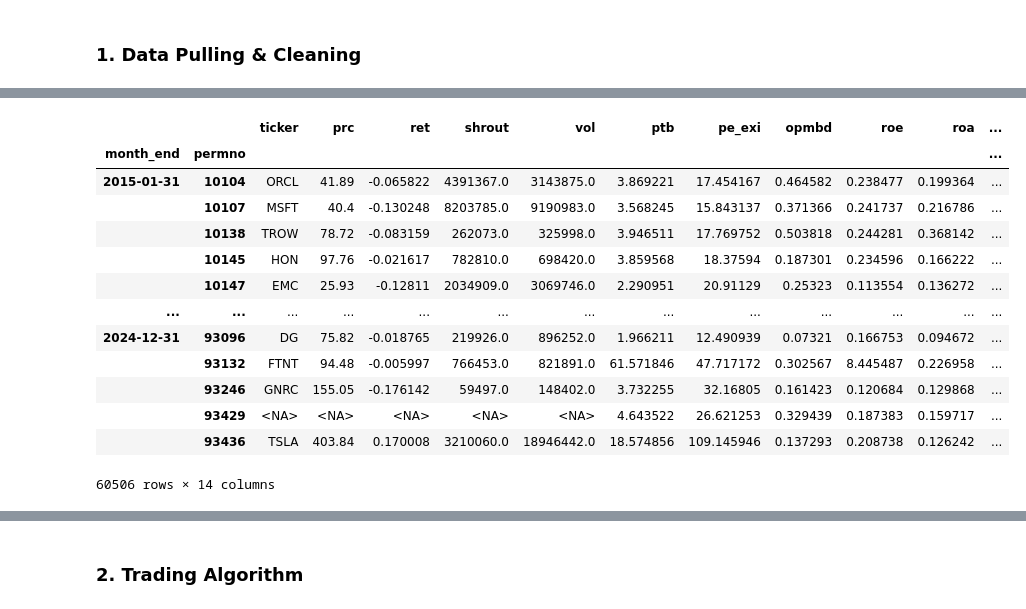
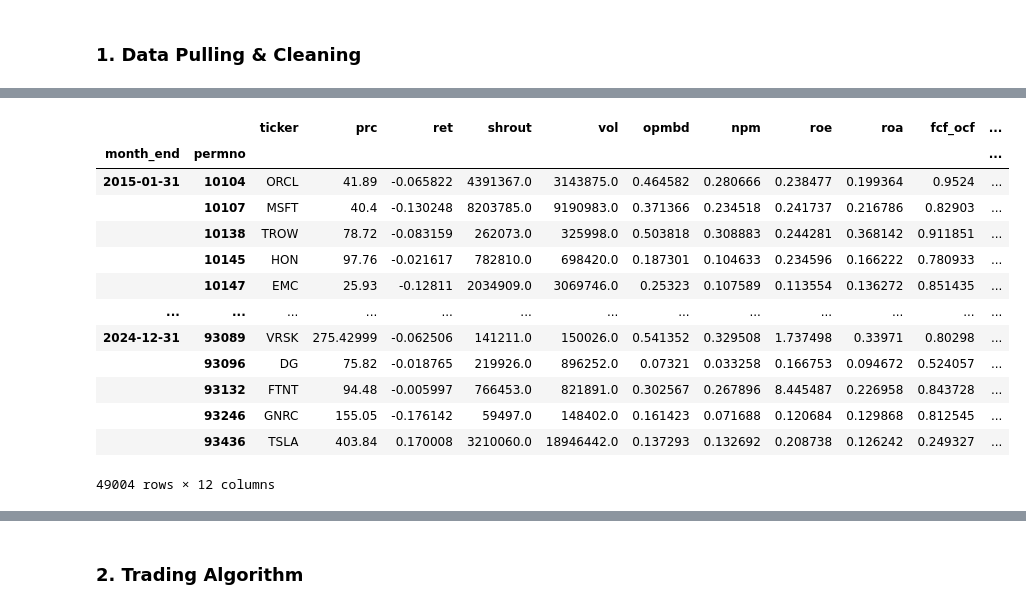
Before and after one commit to MatthewSmithseree/long-short-quantamental-equities, a Jupyter notebook: strategy.ipynb, the cells around one changed output, grey strips where cells are left out. Cells and saved outputs as stored; diff of their text form; code cells hidden in the pictures.

```diff
--- a/strategy.ipynb
+++ b/strategy.ipynb
@@ -71,7 +69,7 @@ from scipy import stats
 # %%
 # Time
 START = "2015-01-01"
-END   = "2025-12-31"
+END   = "2024-12-31"
 
 # Rebalance: month-end
 REBAL = "M"
@@ -126,9 +124,12 @@ prices = pull("prices", f"""
 # Dedupe boundary-date duplicates from msenames join (keep most recent ticker)
 prices = prices.drop_duplicates(subset=['permno', 'date'], keep='last')
 
+ratio_list = ['peg_trailing', 'opmbd', 'npm', 'roe', 'roa', 'fcf_ocf']
+ratio_cols = ', '.join(ratio_list)
+
 # --- 3. Financial ratios ---
 ratios = pull("ratios", f"""
-    SELECT permno, public_date, ptb, pe_exi, opmbd, roe, roa, fcf_ocf
+    SELECT permno, public_date, {ratio_cols}
     FROM wrdsapps.firm_ratio
     WHERE permno IN {permnos}
       AND public_date BETWEEN '{START}' AND '{END}'
@@ -141,4 +142,3 @@ print(f"prices rows: {len(prices):>8,}   range: {prices.date.min().date()} -> {p
 print(f"ratios rows: {len(ratios):>8,}   unique permnos: {ratios.permno.nunique():,}")
 print(f"prices dup (permno, date): {prices.duplicated(['permno', 'date']).sum()}")
 print(f"ratios dup (permno, public_date): {ratios.duplicated(['permno', 'public_date']).sum()}")
-print("\nratios sample:"); print(ratios.head(3))
@@ -160,7 +165,7 @@ panel = (
     spine
     .merge(prices[['permno', 'ticker', 'ym', 'prc', 'ret', 'shrout', 'vol']],
            on=['permno', 'ym'], how='left')
-    .merge(ratios[['permno', 'ym', 'ptb', 'pe_exi', 'opmbd', 'roe', 'roa', 'fcf_ocf']],
+    .merge(ratios[['permno', 'ym'] + ratio_list],
            on=['permno', 'ym'], how='left')
     .drop(columns='ym')
     .sort_values(['permno', 'month_end'])
@@ -175,8 +180,4 @@ print(f"panel shape: {panel.shape}")
 print(f"unique permnos: {panel.permno.nunique()}")
 print(f"date range: {panel.month_end.min().date()} -> {panel.month_end.max().date()}")
 print(f"duplicate (permno, month_end): {panel.duplicated(['permno', 'month_end']).sum()}")
-print(f"% with price:    {panel['prc'].notna().mean():.1%}")
-print(f"% with ptb:      {panel['ptb'].notna().mean():.1%}")
-print(f"% with roe:      {panel['roe'].notna().mean():.1%}")
-print(f"% with fcf_ocf:  {panel['fcf_ocf'].notna().mean():.1%}")
 # %% [output]
@@ -226,22 +185,23 @@ month_end
 # %%
 panel['month_end'] = pd.to_datetime(panel['month_end'])
 panel.set_index(['month_end', 'permno'], inplace=True)
 panel.sort_index(inplace=True)
-# panel = panel.dropna()
-panel.to_csv('big-database.csv')
+panel = panel.dropna()
+# panel = panel.dropna(how='all')
+panel.to_csv('stock-panel-data.csv')
 panel
 # %% [output]
-|  |  | ticker | prc | ret | shrout | vol | ptb | pe_exi | opmbd | roe | roa | ... |
+|  |  | ticker | prc | ret | shrout | vol | opmbd | npm | roe | roa | fcf_ocf | ... |
 | month_end | permno |  |  |  |  |  |  |  |  |  |  | ... |
-| 2015-01-31 | 10104 | ORCL | 41.89 | -0.065822 | 4391367.0 | 3143875.0 | 3.869221 | 17.454167 | 0.464582 | 0.238477 | 0.199364 | ... |
-|  | 10107 | MSFT | 40.4 | -0.130248 | 8203785.0 | 9190983.0 | 3.568245 | 15.843137 | 0.371366 | 0.241737 | 0.216786 | ... |
-|  | 10138 | TROW | 78.72 | -0.083159 | 262073.0 | 325998.0 | 3.946511 | 17.769752 | 0.503818 | 0.244281 | 0.368142 | ... |
-|  | 10145 | HON | 97.76 | -0.021617 | 782810.0 | 698420.0 | 3.859568 | 18.37594 | 0.187301 | 0.234596 | 0.166222 | ... |
-|  | 10147 | EMC | 25.93 | -0.12811 | 2034909.0 | 3069746.0 | 2.290951 | 20.91129 | 0.25323 | 0.113554 | 0.136272 | ... |
+| 2015-01-31 | 10104 | ORCL | 41.89 | -0.065822 | 4391367.0 | 3143875.0 | 0.464582 | 0.280666 | 0.238477 | 0.199364 | 0.9524 | ... |
+|  | 10107 | MSFT | 40.4 | -0.130248 | 8203785.0 | 9190983.0 | 0.371366 | 0.234518 | 0.241737 | 0.216786 | 0.82903 | ... |
+|  | 10138 | TROW | 78.72 | -0.083159 | 262073.0 | 325998.0 | 0.503818 | 0.308883 | 0.244281 | 0.368142 | 0.911851 | ... |
+|  | 10145 | HON | 97.76 | -0.021617 | 782810.0 | 698420.0 | 0.187301 | 0.104633 | 0.234596 | 0.166222 | 0.780933 | ... |
+|  | 10147 | EMC | 25.93 | -0.12811 | 2034909.0 | 3069746.0 | 0.25323 | 0.107589 | 0.113554 | 0.136272 | 0.851435 | ... |
 | ... | ... | ... | ... | ... | ... | ... | ... | ... | ... | ... | ... | ... |
-| 2024-12-31 | 93096 | DG | 75.82 | -0.018765 | 219926.0 | 896252.0 | 1.966211 | 12.490939 | 0.07321 | 0.166753 | 0.094672 | ... |
-|  | 93132 | FTNT | 94.48 | -0.005997 | 766453.0 | 821891.0 | 61.571846 | 47.717172 | 0.302567 | 8.445487 | 0.226958 | ... |
-|  | 93246 | GNRC | 155.05 | -0.176142 | 59497.0 | 148402.0 | 3.732255 | 32.16805 | 0.161423 | 0.120684 | 0.129868 | ... |
-|  | 93429 | <NA> | <NA> | <NA> | <NA> | <NA> | 4.643522 | 26.621253 | 0.329439 | 0.187383 | 0.159717 | ... |
-|  | 93436 | TSLA | 403.84 | 0.170008 | 3210060.0 | 18946442.0 | 18.574856 | 109.145946 | 0.137293 | 0.208738 | 0.126242 | ... |
+| 2024-12-31 | 93089 | VRSK | 275.42999 | -0.062506 | 141211.0 | 150026.0 | 0.541352 | 0.329508 | 1.737498 | 0.33971 | 0.80298 | ... |
+|  | 93096 | DG | 75.82 | -0.018765 | 219926.0 | 896252.0 | 0.07321 | 0.033258 | 0.166753 | 0.094672 | 0.524057 | ... |
+|  | 93132 | FTNT | 94.48 | -0.005997 | 766453.0 | 821891.0 | 0.302567 | 0.267896 | 8.445487 | 0.226958 | 0.843728 | ... |
+|  | 93246 | GNRC | 155.05 | -0.176142 | 59497.0 | 148402.0 | 0.161423 | 0.071688 | 0.120684 | 0.129868 | 0.812545 | ... |
+|  | 93436 | TSLA | 403.84 | 0.170008 | 3210060.0 | 18946442.0 | 0.137293 | 0.132692 | 0.208738 | 0.126242 | 0.249327 | ... |
-60506 rows × 14 columns
+49004 rows × 12 columns
```
Also changed, not shown: parts of 10 cells of this notebook, 8 other files.
